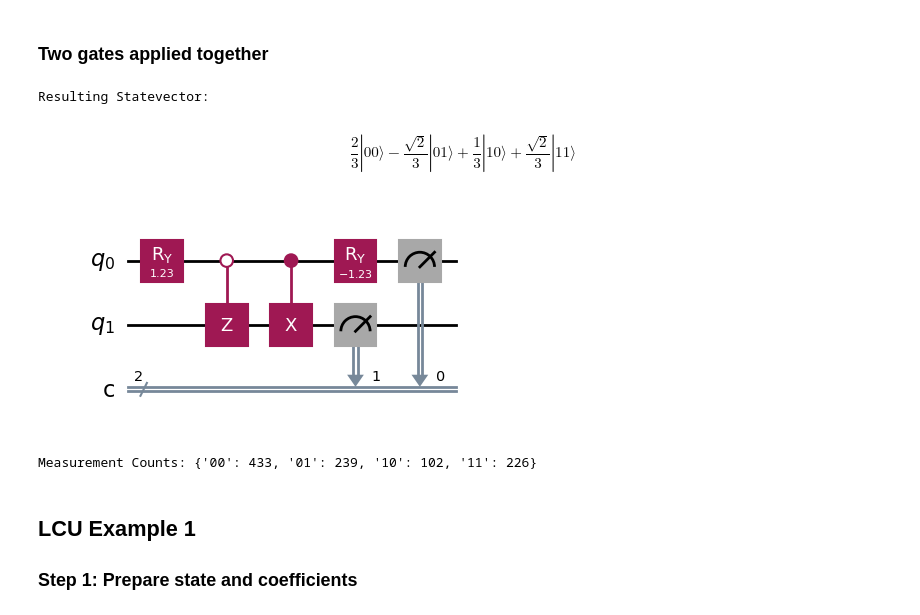
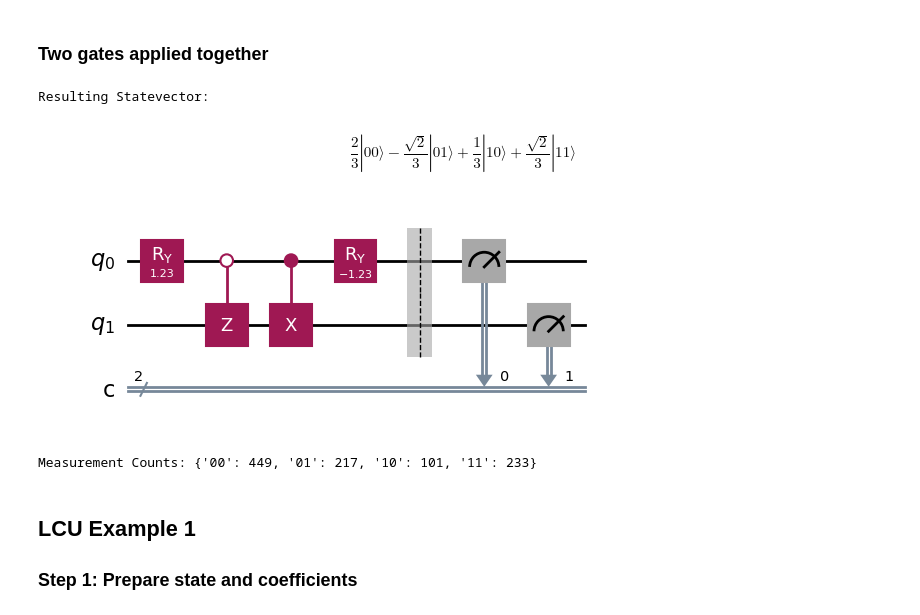
Before and after one commit to UW-ERSL/AppliedQC, a Jupyter notebook: Chapter13_MatrixEncoding_notebook.ipynb, the cells around one changed output. Cells and saved outputs as stored; diff of their text form; code cells hidden in the pictures.

```diff
--- a/Chapter13_MatrixEncoding_notebook.ipynb
+++ b/Chapter13_MatrixEncoding_notebook.ipynb
@@ -78,24 +78,25 @@ Measurement Counts: {'00': 669, '11': 331}
 # %%
 qc = QuantumCircuit(2, 2)
 c = np.array([2/3, 1/3])
 theta = 2 * np.arctan(np.sqrt(c[1] / c[0]))
 qc.ry(theta, 0)
 qc.append(Z_gate.control(1, ctrl_state='0'), [0, 1])
 qc.append(X_gate.control(1, ctrl_state='1'), [0, 1])
 qc.ry(-theta, 0)
 state = Statevector.from_instruction(qc)
 print("Resulting Statevector:")
 display(state.draw('latex'))
+qc.barrier()
 qc.measure([0, 1], [0, 1])
 display(qc.draw('mpl'))
 
 counts = simulate_measurements(qc, shots=1000)
 print("Measurement Counts:", counts)
 # %% [output]
 Resulting Statevector:
 $$\frac{2}{3} |00\rangle- \frac{\sqrt{2}}{3} |01\rangle+\frac{1}{3} |10\rangle+\frac{\sqrt{2}}{3} |11\rangle$$
-[figure, old version]
+[figure, new version]
-Measurement Counts: {'00': 433, '01': 239, '10': 102, '11': 226}
+Measurement Counts: {'00': 449, '01': 217, '10': 101, '11': 233}
 # %% [markdown]
 ## LCU Example 1
 ### Step 1: Prepare state and coefficients
```
Also changed, not shown: parts of 7 cells of this notebook.
